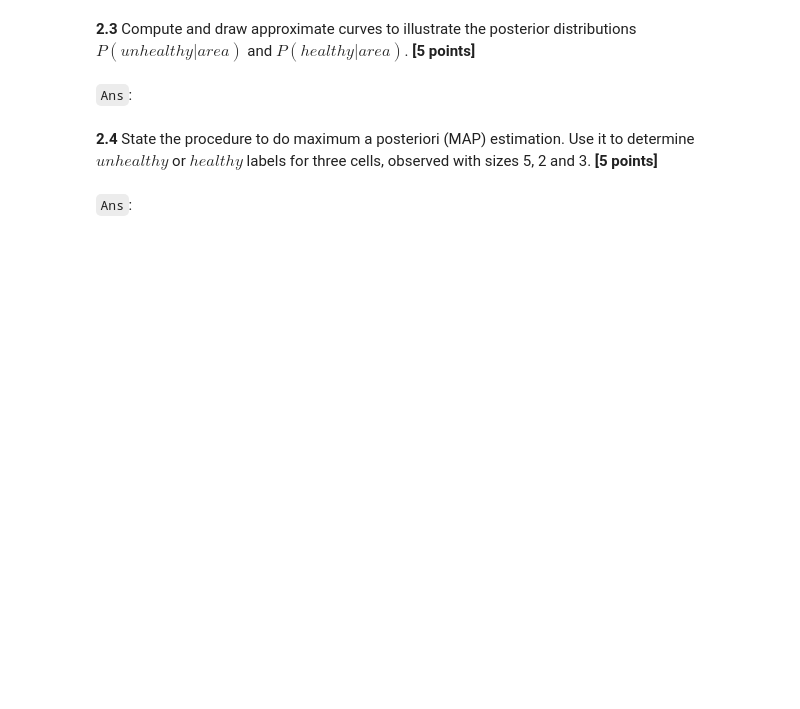
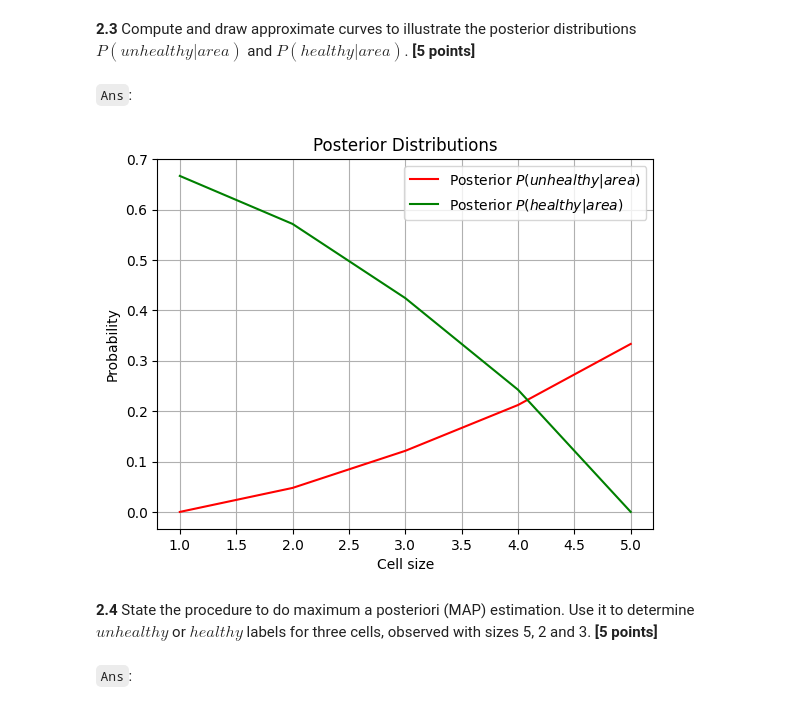
Before and after one commit to TSINET/CSE152A, a Jupyter notebook: HW3/hw3.ipynb, the cells around one changed output. Saved outputs shown, nothing was run; the diff lists cells and outputs as text; code cells hidden in the pictures; blank space fills up the shorter version.

```diff
--- a/HW3/hw3.ipynb
+++ b/HW3/hw3.ipynb
@@ -605,3 +635,11 @@ Table 1: Distribution of unhealthy and healthy cells.
 **2.2** What is a good prior in this example for $P(unhealthy)$ and $P(healthy)$? **[2 points]**
 # %% [markdown]
 `Ans`:
+# %%
+total_cells = sum(healthy) + sum(unhealthy)
+
+prior_unhealthy = sum(unhealthy) / total_cells
+prior_healthy = sum(healthy) / total_cells
+
+print("Prior for P(unhealthy):", prior_unhealthy)
+print("Prior for P(healthy):", prior_healthy)
@@ -609,6 +650,27 @@ Table 1: Distribution of unhealthy and healthy cells.
 **2.3** Compute and draw approximate curves to illustrate the posterior distributions $P(unhealthy|area)$ and $P(healthy|area)$. **[5 points]**
 # %% [markdown]
 `Ans`:
+# %%
+unhealthy = np.array(unhealthy)
+healthy = np.array(healthy)
+
+prob_area = (unhealthy + healthy) / total_cells
+
+posterior_unhealthy = (unhealthy / total_cells) * prior_unhealthy / prob_area
+posterior_healthy = (healthy / total_cells) * prior_healthy / prob_area
+
+plt.plot(bin_centers, posterior_unhealthy, label='Posterior $P(unhealthy|area)$', color='red')
+plt.plot(bin_centers, posterior_healthy, label='Posterior $P(healthy|area)$', color='green')
+
+plt.title('Posterior Distributions')
+plt.xlabel('Cell size')
+plt.ylabel('Probability')
+plt.legend()
+plt.grid(True)
+
+plt.show()
+# %% [output]
+[figure, added]
 # %% [markdown]
 **2.4** State the procedure to do maximum a posteriori (MAP) estimation. Use it to determine $unhealthy$ or $healthy$ labels for three cells, observed with sizes 5, 2 and 3.  **[5 points]**
 # %% [markdown]
```
Also changed, not shown: parts of 4 cells of this notebook.
